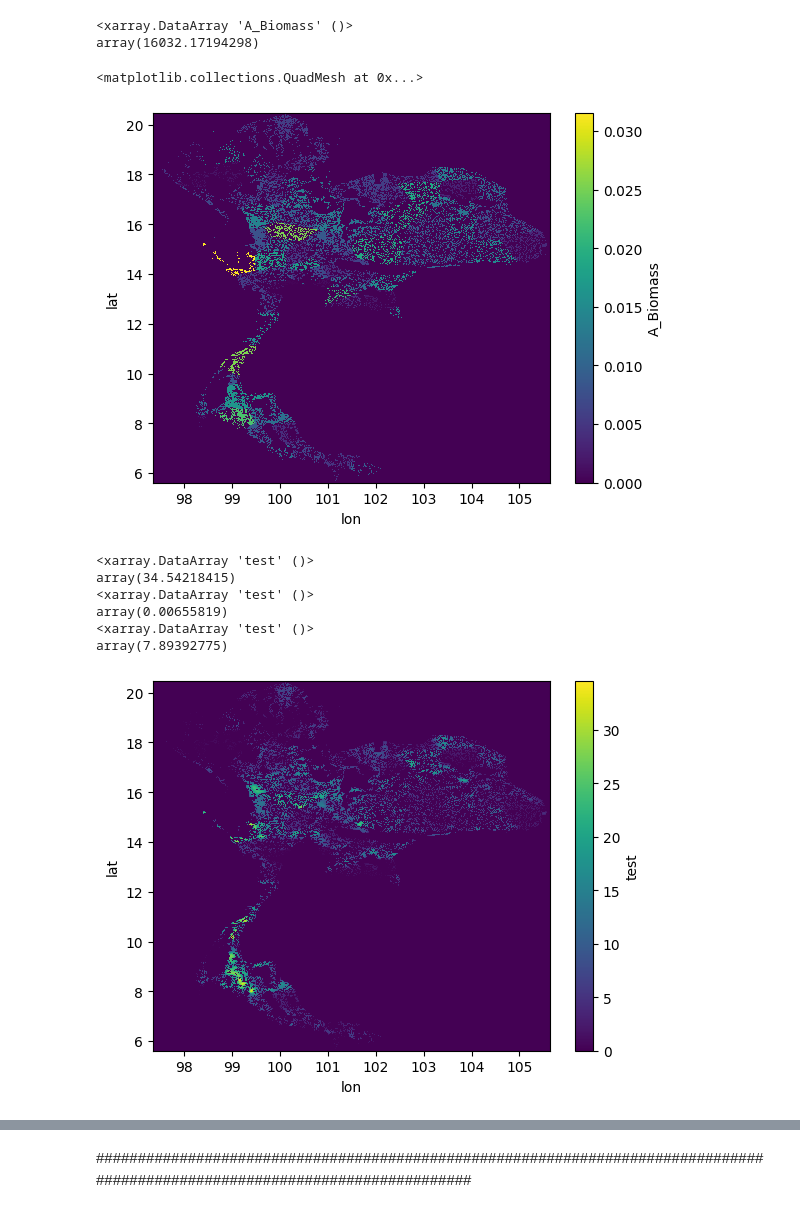
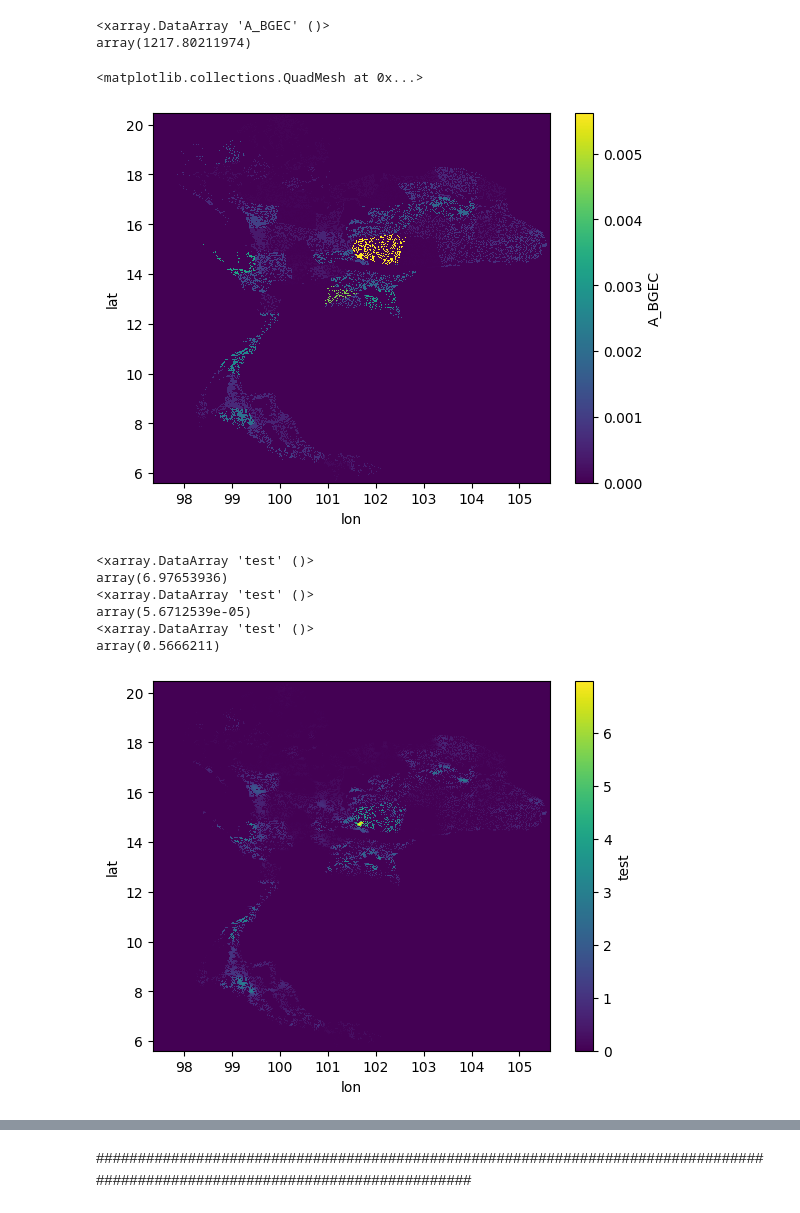
Before and after one commit to NarasetS/REPowerPlant_Siting, a Jupyter notebook: 10_SI_Farmarea.ipynb, the cells around one changed output, grey strips where cells are left out. Cells and saved outputs as stored; diff of their text form; code cells hidden in the pictures.

```diff
--- a/10_SI_Farmarea.ipynb
+++ b/10_SI_Farmarea.ipynb
@@ -1053,25 +1054,25 @@ rolgridsuitablearea_bgww = int(np.ceil(np.sqrt(suitablearea_bgww/areapergrid)))
 rolgridsuitablearea_msw = int(np.ceil(np.sqrt(suitablearea_msw/areapergrid)))
 rolgridsuitablearea_iew = int(np.ceil(np.sqrt(suitablearea_iew/areapergrid)))
 # %%
-print(xr_final_SI['A_Biomass'].sum())
-xr_final_SI['A_Biomass'].plot()
+print(xr_final_SI['A_BGEC'].sum())
+xr_final_SI['A_BGEC'].plot()
 # %% [output]
-<xarray.DataArray 'A_Biomass' ()>
-array(16032.17194298)
+<xarray.DataArray 'A_BGEC' ()>
+array(1217.80211974)
 <matplotlib.collections.QuadMesh at 0x...>
-[figure, old version]
+[figure, new version]
 # %%
-xr_final_SI['test'] = xr_final_SI['A_Biomass'].rolling(lon = rolgridsuitablearea_biomass, lat = rolgridsuitablearea_biomass, min_periods=1,center=True).sum()
-xr_final_SI['test'] = xr.where( ((xr_final_SI['SI_Biomass'] == 0) ),0,xr_final_SI['test'])
+xr_final_SI['test'] = xr_final_SI['A_BGEC'].rolling(lon = rolgridsuitablearea_bgec, lat = rolgridsuitablearea_bgec, min_periods=1,center=True).sum()
+xr_final_SI['test'] = xr.where( ((xr_final_SI['SI_BGEC'] == 0) ),0,xr_final_SI['test'])
 xr_final_SI['test'].plot()
 print(xr_final_SI['test'].where(xr_final_SI['test']>0).max())
 print(xr_final_SI['test'].where(xr_final_SI['test']>0).min())
 print(xr_final_SI['test'].where(xr_final_SI['test']>0).mean())
 # %% [output]
 <xarray.DataArray 'test' ()>
-array(34.54218415)
+array(6.97653936)
 <xarray.DataArray 'test' ()>
-array(0.00655819)
+array(5.6712539e-05)
 <xarray.DataArray 'test' ()>
-array(7.89392775)
+array(0.5666211)
-[figure, old version]
+[figure, new version]
```
Also changed, not shown: parts of 5 cells of this notebook, 7 other files.
